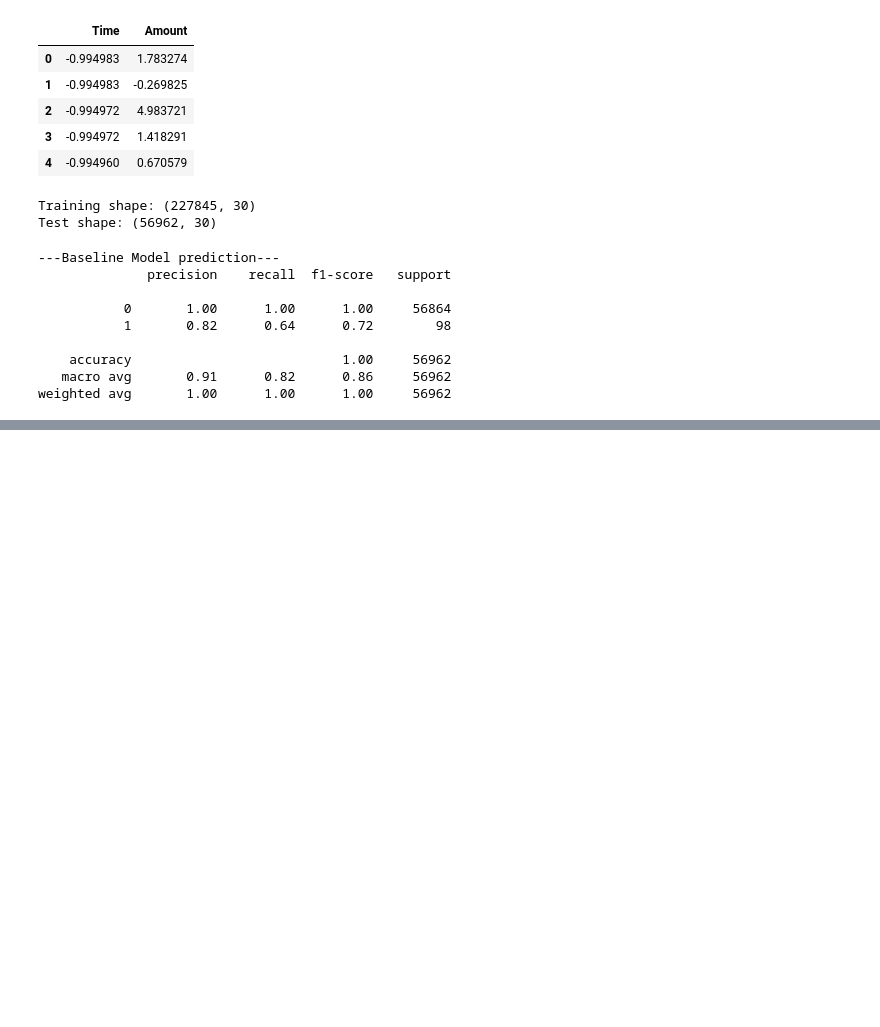
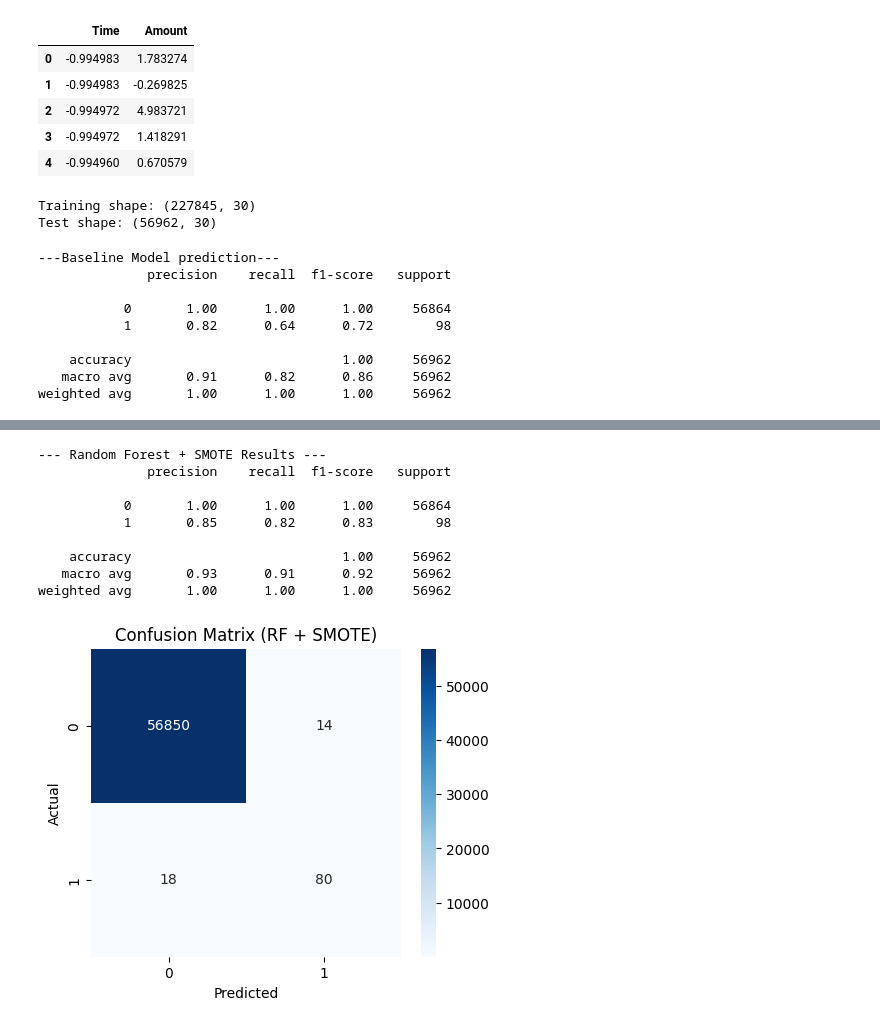
Before and after one commit to rockshitcashyep/Fraud-Detection, a Jupyter notebook: fraud_detection_main.ipynb, the cells around one changed output, grey strips where cells are left out. Cells and saved outputs as stored; diff of their text form; code cells hidden in the pictures; blank space fills up the shorter version.

Commit message:
Phase 3: Applied SMOTE oversampling and trained Random Forest

```diff
--- a/fraud_detection_main.ipynb
+++ b/fraud_detection_main.ipynb
@@ -85,3 +85,14 @@ print(classification_report(y_test,y_pred))
     accuracy                           1.00     56962
    macro avg       0.91      0.82      0.86     56962
 weighted avg       1.00      1.00      1.00     56962
+# %%
+from imblearn.over_sampling import SMOTE
+'''SMOTE (Synthetic Minority Over-sampling Technique) creates new examples of fraud by drawing lines
+between existing fraud cases and creating a new point on that line. It's not copying; it's mathematically hallucinating plausible fraud.'''
+
+print("Before smote: ",y_train.value_counts())
+sm = SMOTE(random_state=83 ) #Because Barney always liked 83
+
+X_train_res, y_train_res = sm.fit_resample(X_train,y_train)
+
+print("After SMOTE",y_train_res.value_counts())
@@ -87,0 +108,33 @@ weighted avg       1.00      1.00      1.00     56962
+# %%
+from sklearn.ensemble import RandomForestClassifier
+
+# Initialize the Forest
+rf_clf = RandomForestClassifier(n_estimators=100, random_state = 83)
+
+# Train on the RESAMPLED data
+rf_clf.fit(X_train_res, y_train_res)
+
+# Predict on the ORIGINAL test set
+y_pred_rf = rf_clf.predict(X_test)
+# %%
+print("--- Random Forest + SMOTE Results ---")
+print(classification_report(y_test, y_pred_rf))
+
+# Confusion Matrix visualization
+plt.figure(figsize=(5,4))
+sns.heatmap(confusion_matrix(y_test, y_pred_rf), annot=True, fmt='d', cmap='Blues')
+plt.title('Confusion Matrix (RF + SMOTE)')
+plt.ylabel('Actual')
+plt.xlabel('Predicted')
+plt.show()
+# %% [output]
+--- Random Forest + SMOTE Results ---
+              precision    recall  f1-score   support
+
+           0       1.00      1.00      1.00     56864
+           1       0.85      0.82      0.83        98
+
+    accuracy                           1.00     56962
+   macro avg       0.93      0.91      0.92     56962
+weighted avg       1.00      1.00      1.00     56962
+[figure, added]
```
Also changed, not shown: parts of 1 cell of this notebook.
